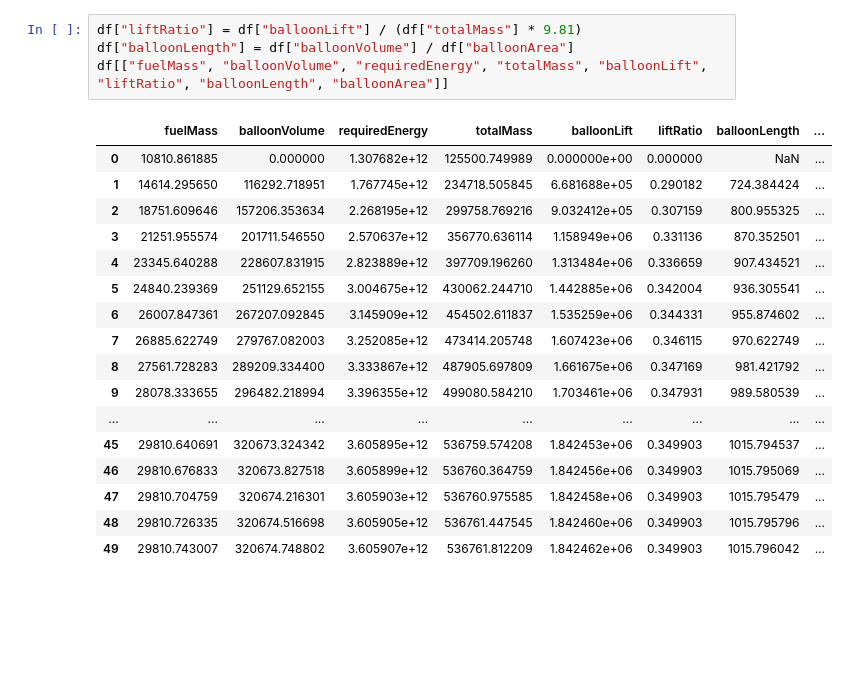
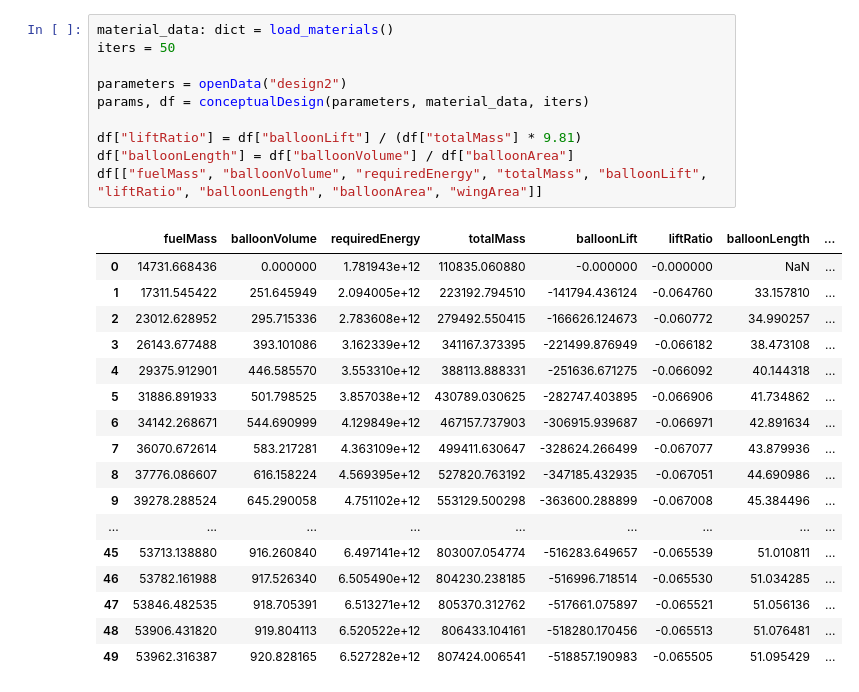
Before and after one commit to sashalikesplanes/AircraftPrelimenaryDesignTool, a Jupyter notebook: DataExploration.ipynb, the cells around one changed output. Drawn from its saved outputs; the diff is of its cells as text; blank space fills up the shorter version.

```diff
--- a/DataExploration.ipynb
+++ b/DataExploration.ipynb
@@ -13,25 +97,31 @@ params, df = conceptualDesign(parameters, material_data, iters)
 # %%
+material_data: dict = load_materials()
+iters = 50
+
+parameters = openData("design2")
+params, df = conceptualDesign(parameters, material_data, iters)
+
 df["liftRatio"] = df["balloonLift"] / (df["totalMass"] * 9.81)
 df["balloonLength"] = df["balloonVolume"] / df["balloonArea"]
-df[["fuelMass", "balloonVolume", "requiredEnergy", "totalMass", "balloonLift", "liftRatio", "balloonLength", "balloonArea"]]
+df[["fuelMass", "balloonVolume", "requiredEnergy", "totalMass", "balloonLift", "liftRatio", "balloonLength", "balloonArea", "wingArea"]]
 # %% [output]
 |  | fuelMass | balloonVolume | requiredEnergy | totalMass | balloonLift | liftRatio | balloonLength | ... |
-| 0 | 10810.861885 | 0.000000 | 1.307682e+12 | 125500.749989 | 0.000000e+00 | 0.000000 | NaN | ... |
-| 1 | 14614.295650 | 116292.718951 | 1.767745e+12 | 234718.505845 | 6.681688e+05 | 0.290182 | 724.384424 | ... |
-| 2 | 18751.609646 | 157206.353634 | 2.268195e+12 | 299758.769216 | 9.032412e+05 | 0.307159 | 800.955325 | ... |
-| 3 | 21251.955574 | 201711.546550 | 2.570637e+12 | 356770.636114 | 1.158949e+06 | 0.331136 | 870.352501 | ... |
-| 4 | 23345.640288 | 228607.831915 | 2.823889e+12 | 397709.196260 | 1.313484e+06 | 0.336659 | 907.434521 | ... |
-| 5 | 24840.239369 | 251129.652155 | 3.004675e+12 | 430062.244710 | 1.442885e+06 | 0.342004 | 936.305541 | ... |
-| 6 | 26007.847361 | 267207.092845 | 3.145909e+12 | 454502.611837 | 1.535259e+06 | 0.344331 | 955.874602 | ... |
-| 7 | 26885.622749 | 279767.082003 | 3.252085e+12 | 473414.205748 | 1.607423e+06 | 0.346115 | 970.622749 | ... |
-| 8 | 27561.728283 | 289209.334400 | 3.333867e+12 | 487905.697809 | 1.661675e+06 | 0.347169 | 981.421792 | ... |
-| 9 | 28078.333655 | 296482.218994 | 3.396355e+12 | 499080.584210 | 1.703461e+06 | 0.347931 | 989.580539 | ... |
+| 0 | 14731.668436 | 0.000000 | 1.781943e+12 | 110835.060880 | -0.000000 | -0.000000 | NaN | ... |
+| 1 | 17311.545422 | 251.645949 | 2.094005e+12 | 223192.794510 | -141794.436124 | -0.064760 | 33.157810 | ... |
+| 2 | 23012.628952 | 295.715336 | 2.783608e+12 | 279492.550415 | -166626.124673 | -0.060772 | 34.990257 | ... |
+| 3 | 26143.677488 | 393.101086 | 3.162339e+12 | 341167.373395 | -221499.876949 | -0.066182 | 38.473108 | ... |
+| 4 | 29375.912901 | 446.585570 | 3.553310e+12 | 388113.888331 | -251636.671275 | -0.066092 | 40.144318 | ... |
+| 5 | 31886.891933 | 501.798525 | 3.857038e+12 | 430789.030625 | -282747.403895 | -0.066906 | 41.734862 | ... |
+| 6 | 34142.268671 | 544.690999 | 4.129849e+12 | 467157.737903 | -306915.939687 | -0.066971 | 42.891634 | ... |
+| 7 | 36070.672614 | 583.217281 | 4.363109e+12 | 499411.630647 | -328624.266499 | -0.067077 | 43.879936 | ... |
+| 8 | 37776.086607 | 616.158224 | 4.569395e+12 | 527820.763192 | -347185.432935 | -0.067051 | 44.690986 | ... |
+| 9 | 39278.288524 | 645.290058 | 4.751102e+12 | 553129.500298 | -363600.288899 | -0.067008 | 45.384496 | ... |
 | ... | ... | ... | ... | ... | ... | ... | ... | ... |
-| 45 | 29810.640691 | 320673.324342 | 3.605895e+12 | 536759.574208 | 1.842453e+06 | 0.349903 | 1015.794537 | ... |
-| 46 | 29810.676833 | 320673.827518 | 3.605899e+12 | 536760.364759 | 1.842456e+06 | 0.349903 | 1015.795069 | ... |
-| 47 | 29810.704759 | 320674.216301 | 3.605903e+12 | 536760.975585 | 1.842458e+06 | 0.349903 | 1015.795479 | ... |
-| 48 | 29810.726335 | 320674.516698 | 3.605905e+12 | 536761.447545 | 1.842460e+06 | 0.349903 | 1015.795796 | ... |
-| 49 | 29810.743007 | 320674.748802 | 3.605907e+12 | 536761.812209 | 1.842462e+06 | 0.349903 | 1015.796042 | ... |
+| 45 | 53713.138880 | 916.260840 | 6.497141e+12 | 803007.054774 | -516283.649657 | -0.065539 | 51.010811 | ... |
+| 46 | 53782.161988 | 917.526340 | 6.505490e+12 | 804230.238185 | -516996.718514 | -0.065530 | 51.034285 | ... |
+| 47 | 53846.482535 | 918.705391 | 6.513271e+12 | 805370.312762 | -517661.075897 | -0.065521 | 51.056136 | ... |
+| 48 | 53906.431820 | 919.804113 | 6.520522e+12 | 806433.104161 | -518280.170456 | -0.065513 | 51.076481 | ... |
+| 49 | 53962.316387 | 920.828165 | 6.527282e+12 | 807424.006541 | -518857.190983 | -0.065505 | 51.095429 | ... |
 # %%
 plt.plot(df.index, df.totalMass, df.fuelMass)
 # %% [output]
```
Also changed, not shown: parts of 14 cells of this notebook, 15 other files.
